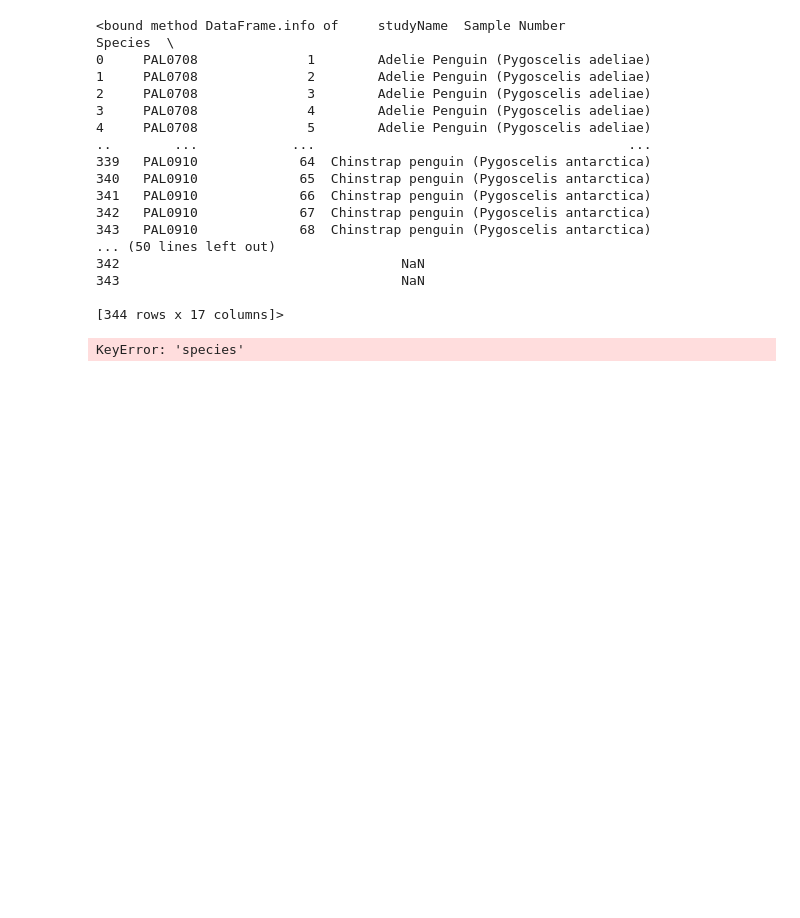
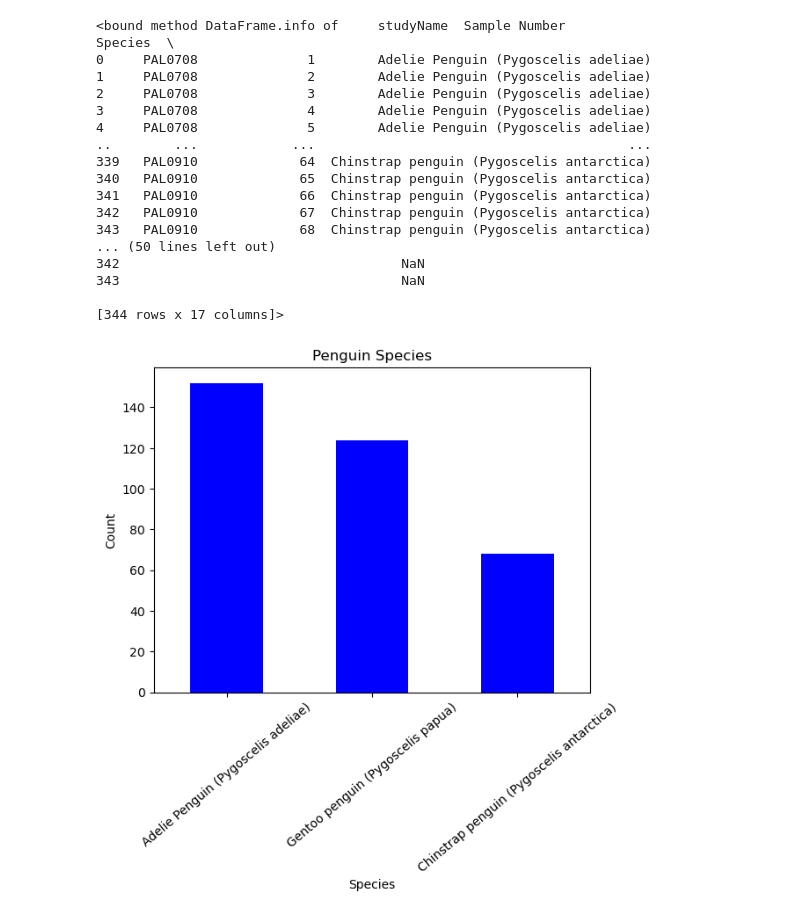
Before and after one commit to DBrennan88/Principles-of-Data-Analytics, a Jupyter notebook: penguins.ipynb, the cells around one changed output. Drawn from its saved outputs; the diff is of its cells as text; code cells hidden in the pictures; blank space fills up the shorter version.

```diff
--- a/penguins.ipynb
+++ b/penguins.ipynb
@@ -95,11 +95,13 @@ df.info # summary of a DataFrame, including the number of non-null values, data
 [344 rows x 17 columns]>
 # %%
 # Creating my bar chart of penguin species
+
 import matplotlib.pyplot as plt # call external lib to access function. pypplot module allows to customize plotting to chars graphs etc
-df['species'].value_counts().plot(kind='bar', color='yellow') # countspecies in dataset "df" plot in bar chart.color yellow bars.
-plt.title('Penguin Species') # Chart titles
-plt.xlabel('Species') # Axis labels
-plt.ylabel('Count') # Axis labels
+df["Species"].value_counts().plot(kind="bar", color="blue") # countspecies in dataset "df" plot in bar chart.color yellow bars. #Errors on previous run due to lower case "s" in Species :(
+plt.title("Penguin Species") # Chart titles
+plt.xlabel("Species") # Axis labels
+plt.ylabel("Count") # Axis labels
+plt.xticks(rotation=40) # to display my x axis labels at an angle
 plt.show() # display output
 # %% [output]
-KeyError: 'species'
+[figure, added]
```
Also changed, not shown: parts of 1 cell of this notebook.
